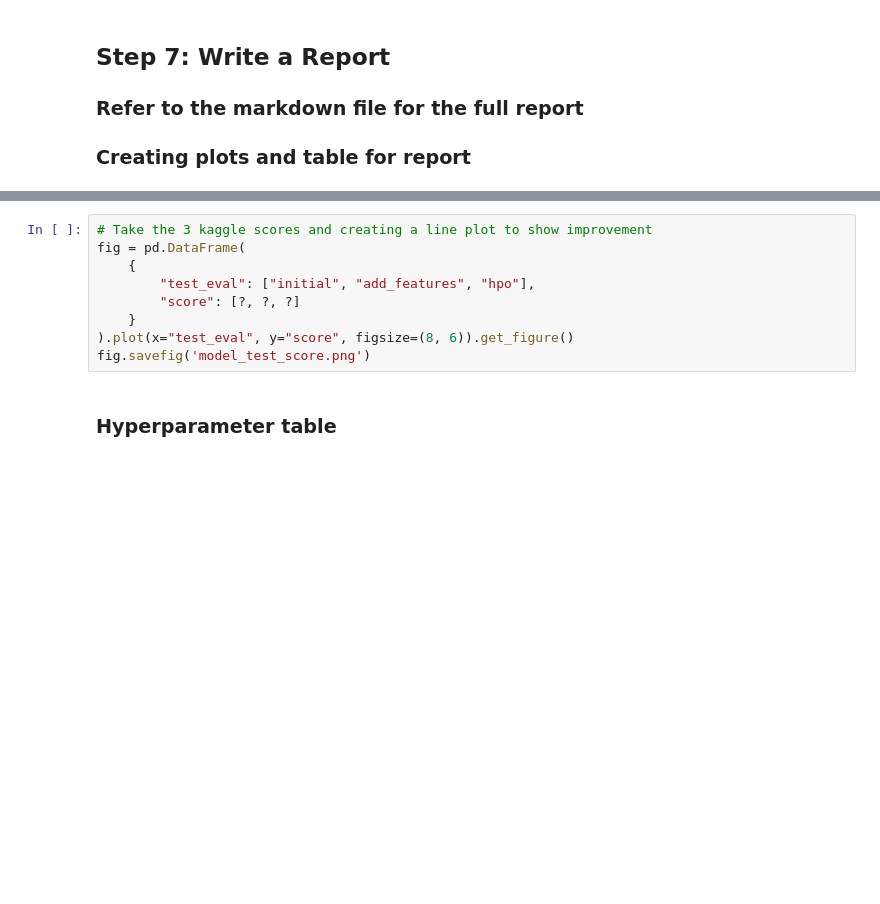
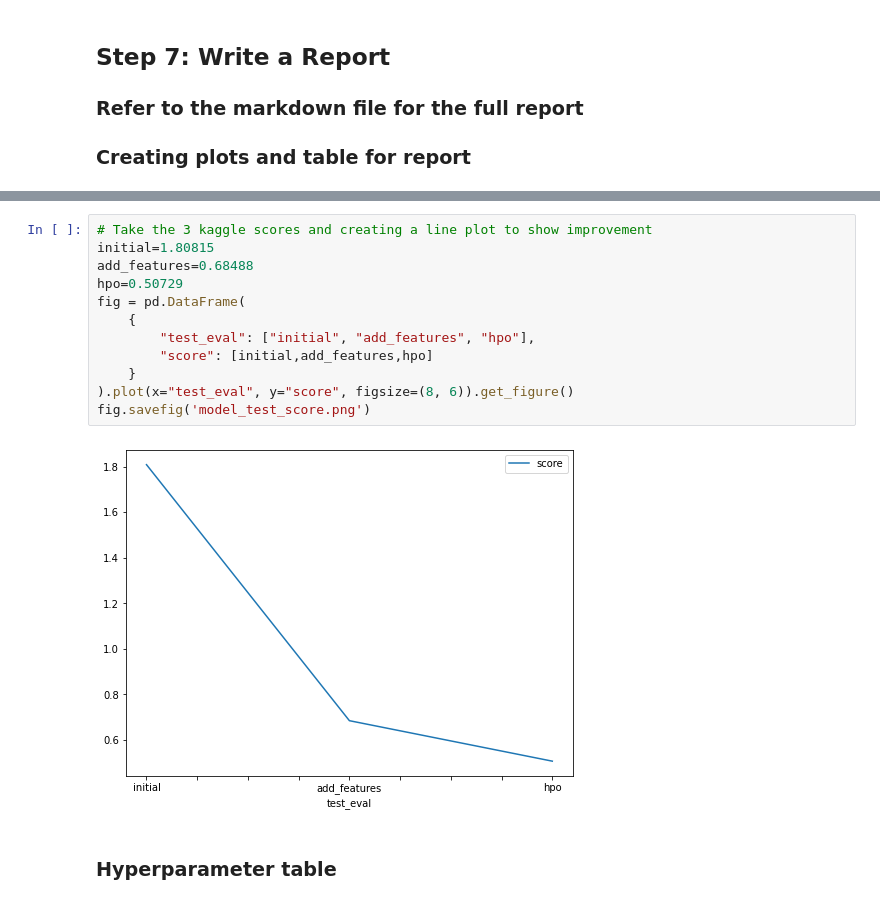
Before and after one commit to Osamakhedr123/bike-sharing-prediction-autogluon, a Jupyter notebook: project-template.ipynb, the cells around one changed output, grey strips where cells are left out. Drawn from its saved outputs; the diff is of its cells as text; blank space fills up the shorter version.

```diff
--- a/project-template.ipynb
+++ b/project-template.ipynb
@@ -200,12 +596,17 @@ fig.savefig('model_train_score.png')
 # %%
 # Take the 3 kaggle scores and creating a line plot to show improvement
+initial=1.80815
+add_features=0.68488
+hpo=0.50729
 fig = pd.DataFrame(
     {
         "test_eval": ["initial", "add_features", "hpo"],
-        "score": [?, ?, ?]
+        "score": [initial,add_features,hpo]
     }
 ).plot(x="test_eval", y="score", figsize=(8, 6)).get_figure()
 fig.savefig('model_test_score.png')
+# %% [output]
+[figure, added]
 # %% [markdown]
 ### Hyperparameter table
 # %%
```
Also changed, not shown: parts of 63 cells of this notebook, 11 other files.
